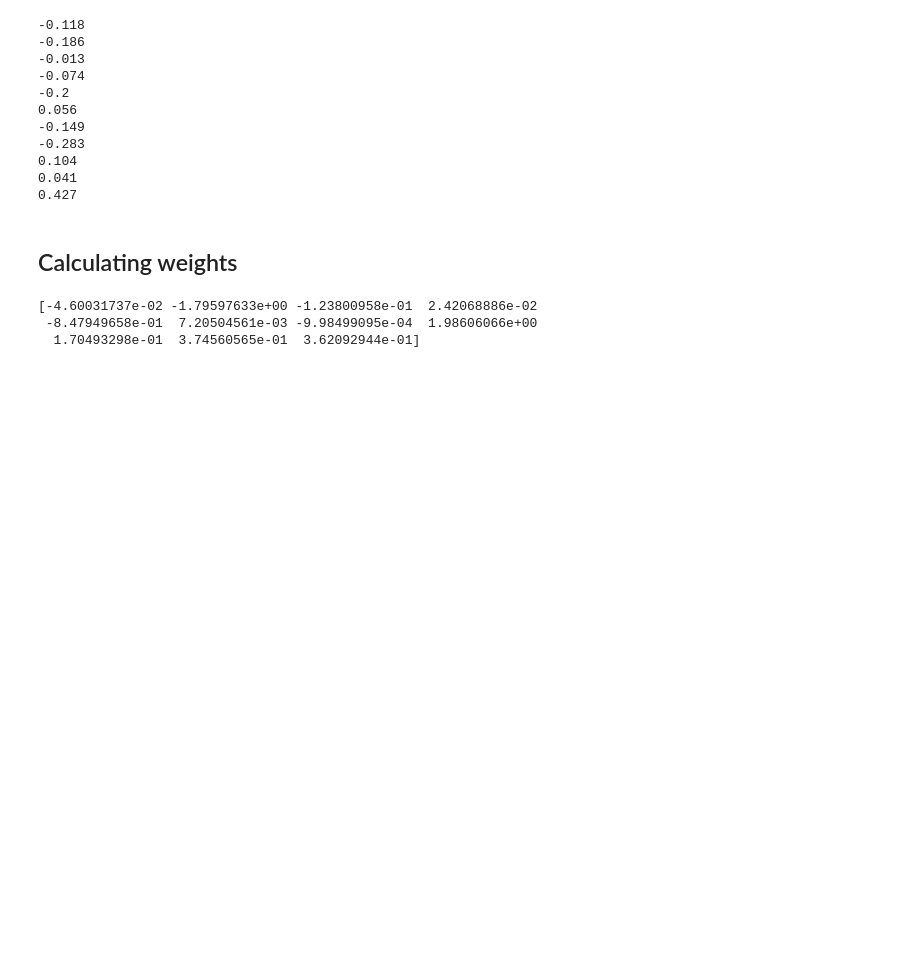
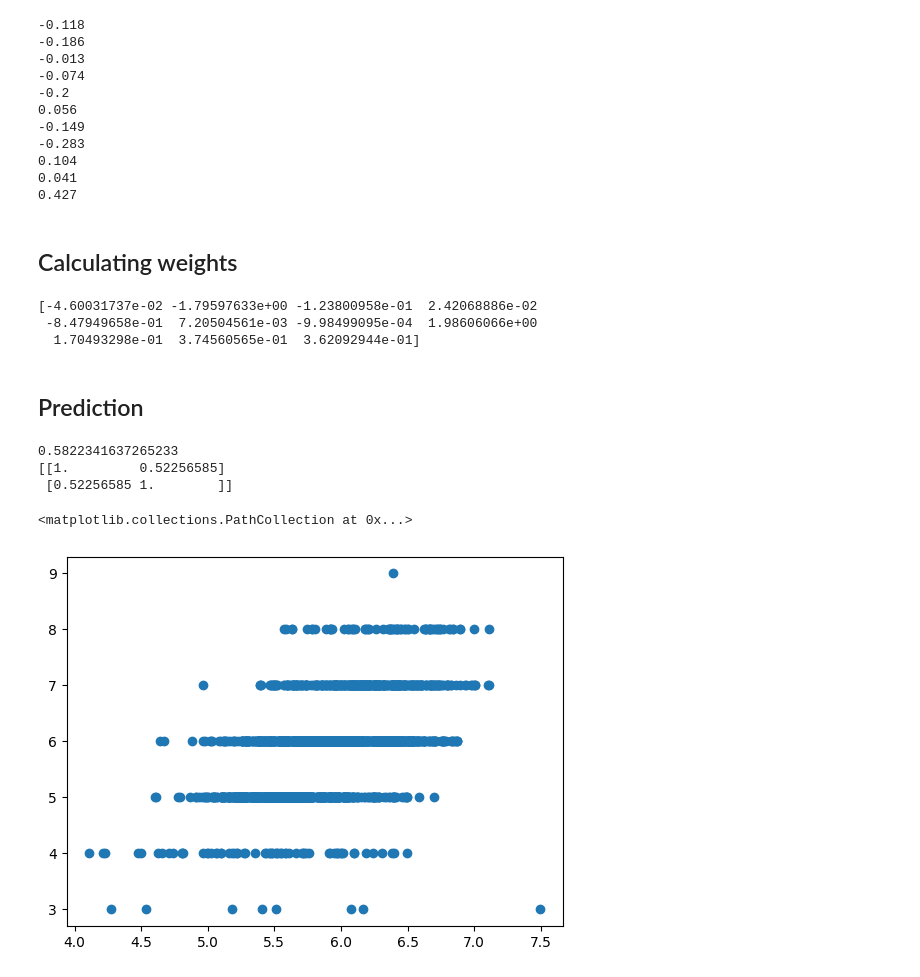
Before and after one commit to Abbta/adlfpae, a Jupyter notebook: Exercise_4.ipynb, the cells around one changed output. Drawn from its saved outputs; the diff is of its cells as text; code cells hidden in the pictures; blank space fills up the shorter version.

```diff
--- a/Exercise_4.ipynb
+++ b/Exercise_4.ipynb
@@ -165,3 +165,20 @@ print(w)
 [-4.60031737e-02 -1.79597633e+00 -1.23800958e-01  2.42068886e-02
  -8.47949658e-01  7.20504561e-03 -9.98499095e-04  1.98606066e+00
   1.70493298e-01  3.74560565e-01  3.62092944e-01]
+# %% [markdown]
+## Prediction
+# %%
+yhat=w@X_test.T
+err=np.mean(np.power(y_test-yhat,2))
+print(err)
+corr=np.corrcoef(yhat, y_test)
+print(corr)
+# %% [output]
+0.5822341637265233
+[[1.         0.52256585]
+ [0.52256585 1.        ]]
+# %%
+plt.scatter(yhat,y_test)
+# %% [output]
+<matplotlib.collections.PathCollection at 0x...>
+[figure, added]
```
Also changed, not shown: parts of 1 cell of this notebook, 1 other file.
